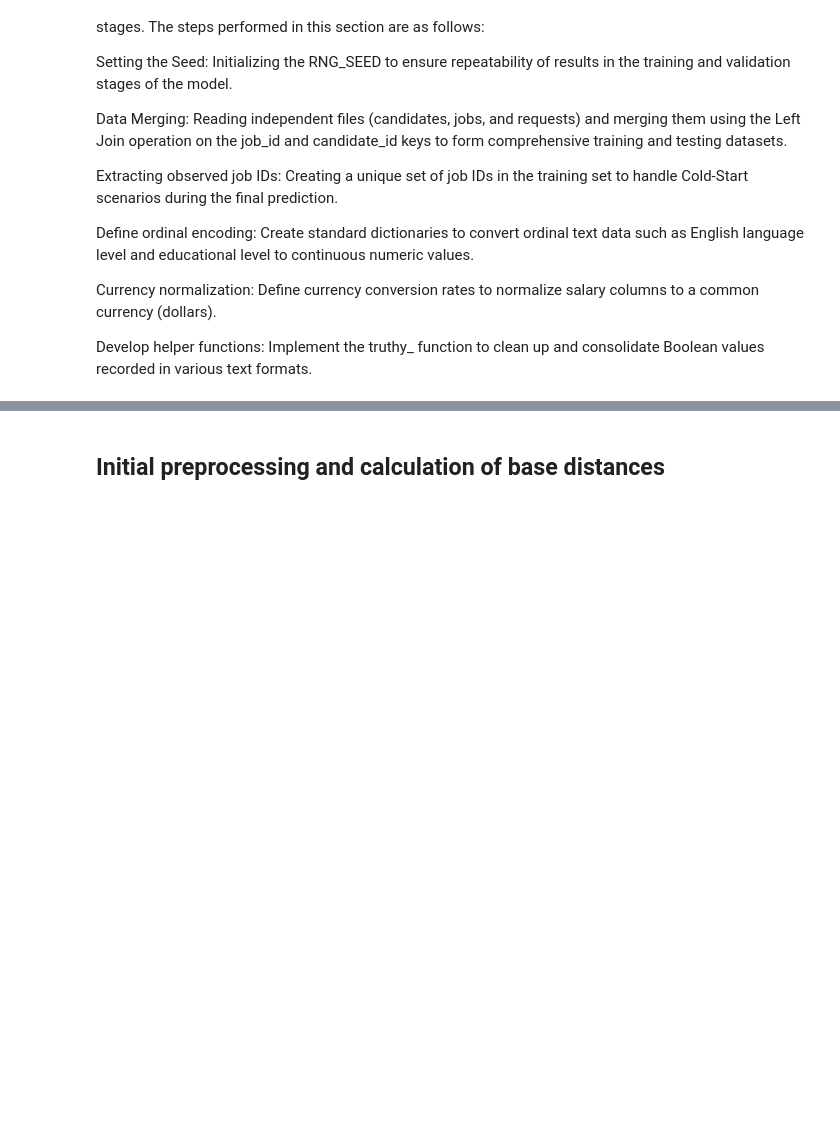
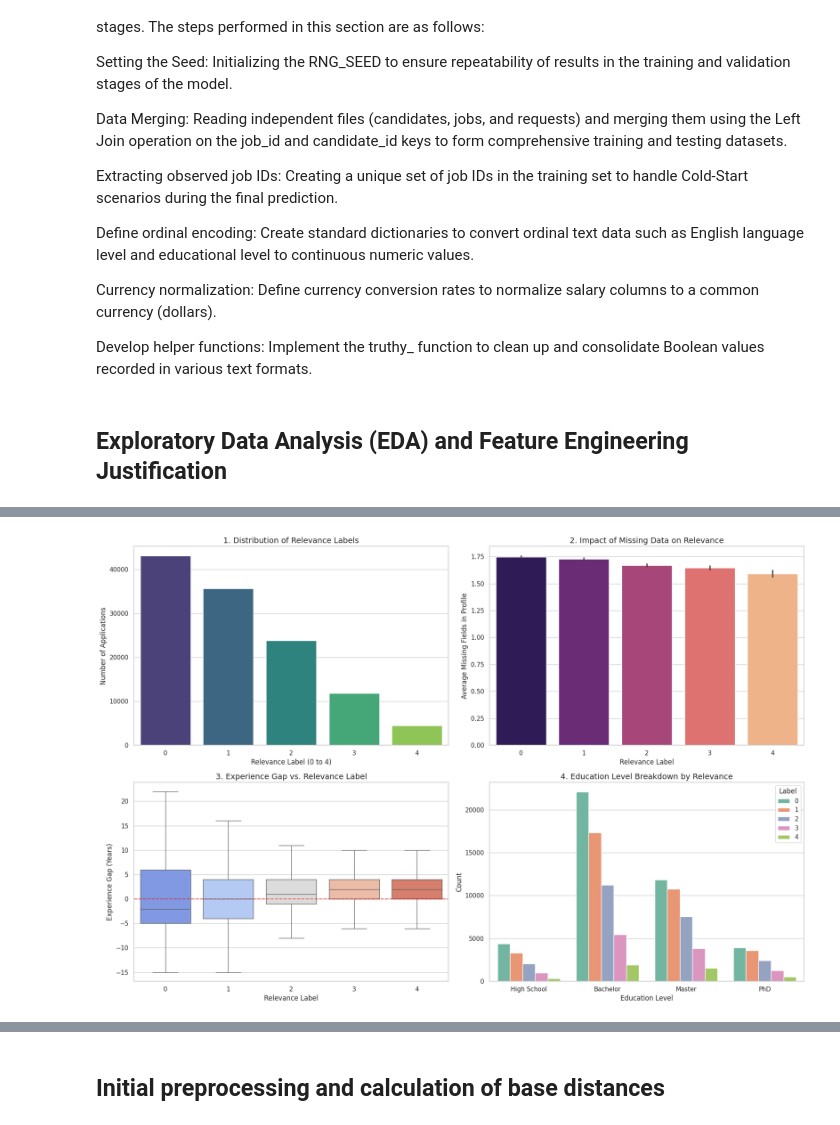
Before and after one commit to sajadTaghizade/Data-Science, a Jupyter notebook: CA3/Task 3/task 3 - datasets/final result/TASK3.ipynb, the cells around one changed output, grey strips where cells are left out. Drawn from its saved outputs; the diff is of its cells as text; code cells hidden in the pictures; blank space fills up the shorter version.

```diff
--- a/CA3/Task 3/task 3 - datasets/final result/TASK3.ipynb
+++ b/CA3/Task 3/task 3 - datasets/final result/TASK3.ipynb
@@ -51,0 +52,68 @@ Develop helper functions: Implement the truthy_ function to clean up and consoli
+# %% [markdown]
+## Exploratory Data Analysis (EDA) and Feature Engineering Justification
+# %%
+import pandas as pd
+import matplotlib.pyplot as plt
+import seaborn as sns
+import warnings
+
+warnings.filterwarnings("ignore")
+
+train_app = pd.read_csv('data/applications_train.csv')
+jobs = pd.read_csv('data/jobs.csv')
+candidates = pd.read_csv('data/candidates.csv')
+
+df = train_app.merge(jobs, on='job_id', how='left').merge(candidates, on='candidate_id', how='left')
+
+print("--------------------------------------------------")
+print("1. Distribution of Relevance Labels:")
+print(df['relevance_label'].value_counts().sort_index())
+print("\n--------------------------------------------------")
+
+df['missing_data_count'] = df.isnull().sum(axis=1)
+print("2. Average Missing Data Count per Relevance Label:")
+print(df.groupby('relevance_label')['missing_data_count'].mean())
+print("\n--------------------------------------------------")
+
+df['exp_gap'] = df['years_experience'] - df['min_years_experience']
+print("3. Experience Gap Statistics per Relevance Label:")
+print(df.groupby('relevance_label')['exp_gap'].describe()[['mean', '50%', 'std']])
+print("\n--------------------------------------------------")
+
+edu_order = ['High School', 'Bachelor', 'Master', 'PhD']
+print("4. Education Level Breakdown by Relevance Label:")
+if 'education_level' in df.columns:
+    print(pd.crosstab(df['relevance_label'], df['education_level'])[edu_order])
+else:
+    print("Education level column not found.")
+print("--------------------------------------------------\n")
+
+sns.set_theme(style="whitegrid", rc={"axes.titlesize": 14, "axes.labelsize": 12})
+fig, axes = plt.subplots(2, 2, figsize=(18, 12))
+
+sns.countplot(data=df, x='relevance_label', ax=axes[0, 0], palette='viridis')
+axes[0, 0].set_title('1. Distribution of Relevance Labels')
+axes[0, 0].set_ylabel('Number of Applications')
+axes[0, 0].set_xlabel('Relevance Label (0 to 4)')
+
+sns.barplot(data=df, x='relevance_label', y='missing_data_count', ax=axes[0, 1], palette='magma')
+axes[0, 1].set_title('2. Impact of Missing Data on Relevance')
+axes[0, 1].set_ylabel('Average Missing Fields in Profile')
+axes[0, 1].set_xlabel('Relevance Label')
+
+sns.boxplot(data=df, x='relevance_label', y='exp_gap', ax=axes[1, 0], palette='coolwarm', showfliers=False)
+axes[1, 0].set_title('3. Experience Gap vs. Relevance Label')
+axes[1, 0].set_ylabel('Experience Gap (Years)')
+axes[1, 0].set_xlabel('Relevance Label')
+axes[1, 0].axhline(0, color='red', linestyle='--', alpha=0.6)
+
+if 'education_level' in df.columns:
+    sns.countplot(data=df, x='education_level', hue='relevance_label', order=edu_order, ax=axes[1, 1], palette='Set2')
+    axes[1, 1].set_title('4. Education Level Breakdown by Relevance')
+    axes[1, 1].set_ylabel('Count')
+    axes[1, 1].set_xlabel('Education Level')
+    axes[1, 1].legend(title='Label')
+
+plt.tight_layout()
+plt.show()
+# %% [output]
@@ -51,0 +137 @@ Develop helper functions: Implement the truthy_ function to clean up and consoli
+[figure, added]
```
Also changed, not shown: parts of 4 cells of this notebook.
